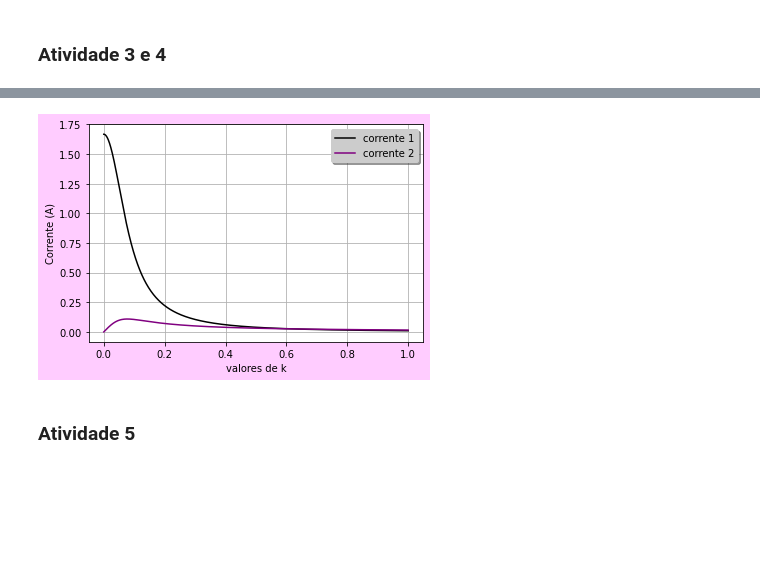
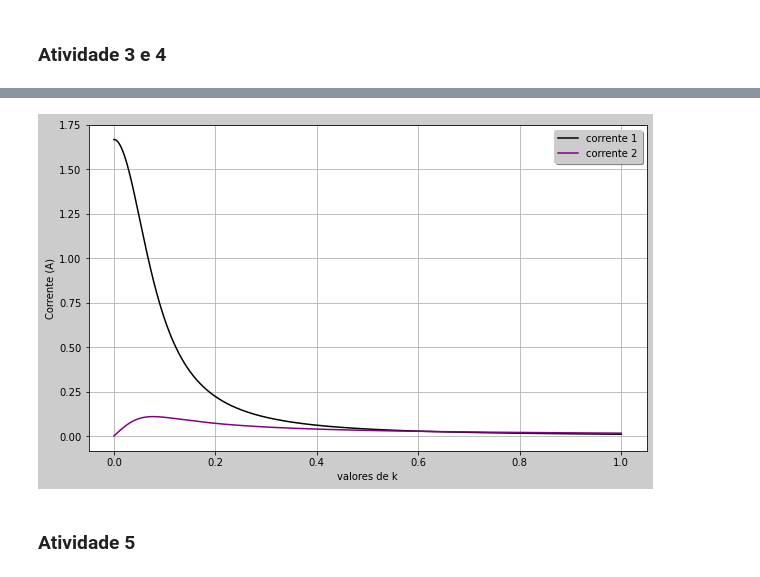
Before and after one commit to Tainapb/Projeto-WPT--Eletromagnetismo-e-Ondulatoria-, a Jupyter notebook: Oficial_WPT.ipynb, the cells around one changed output, grey strips where cells are left out. Drawn from its saved outputs; the diff is of its cells as text; code cells hidden in the pictures; blank space fills up the shorter version.

```diff
--- a/Oficial_WPT.ipynb
+++ b/Oficial_WPT.ipynb
@@ -140,35 +140,35 @@ plt.show()
 f=100e3 #Hz
 L=50e-6
 w_2=2*pi*freq #frequencia angular variável
 #recalculando com base em cada valor da lista de frequências
 C1_2=1/(L1_2*w_2**2) #Capacitor no primário
 C2_2=1/(L2_2*w_2**2) #Capacitor no secundário
 R1_2=0.5+0.5*5*freq/100e3 #Resistor no primário
 R2_2=0.5+0.5*5*freq/100e3 #Resistor no secundário
 XC1_2=1/(1j*w_2*C1_2) #Capacitância 1
 XC2_2=1/(1j*w_2*C2_2)#Capacitância 2
 XL1_2=1j*w_2*L1_2 #Indutância 1
 XL2_2=1J*w_2*L2_2 #Indutãncia 2
 
 lista_ks=np.linspace(0,1,1000)
 
 lista_i1=[]
 lista_i2=[]
 for k_2 in lista_ks:
 
     XM_3=1j*w_2*M(k_2,L1_2,L2_2) #Indutância Mútua
     i1,i2=CalcularTransformador(5, Rc_2,R1_2,R2_2, XC1_2, XC2_2, XL1_2, XL2_2, XM_3)
     lista_i1.append(abs(i1))
     lista_i2.append(abs(i2))
-plt.figure(facecolor="#FFCCFF")
+plt.figure(facecolor="#CCCCCC", figsize=(10,6))
 plt.plot(lista_ks, lista_i1, label='corrente 1', color='black')
 plt.plot(lista_ks, lista_i2, label='corrente 2', color='purple')
 plt.xlabel('valores de k')
 plt.ylabel('Corrente (A)')
 plt.legend(loc='upper right', facecolor="#CCCCCC",shadow=True)
 plt.grid(True)
 # %% [output]
-[figure, old version]
+[figure, new version]
 # %% [markdown]
 ### Atividade 5
 # %%
```
Also changed, not shown: parts of 3 cells of this notebook.
